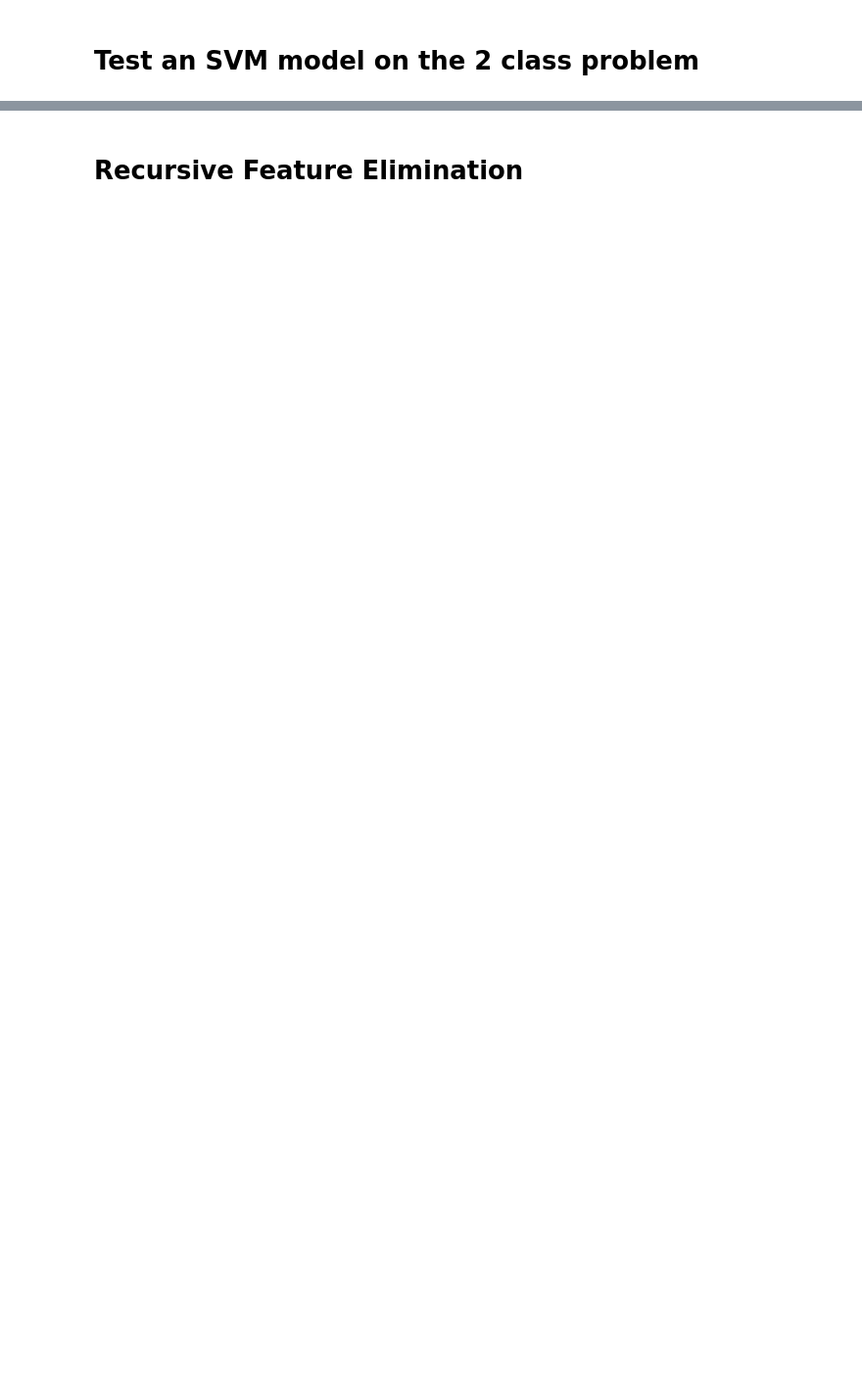
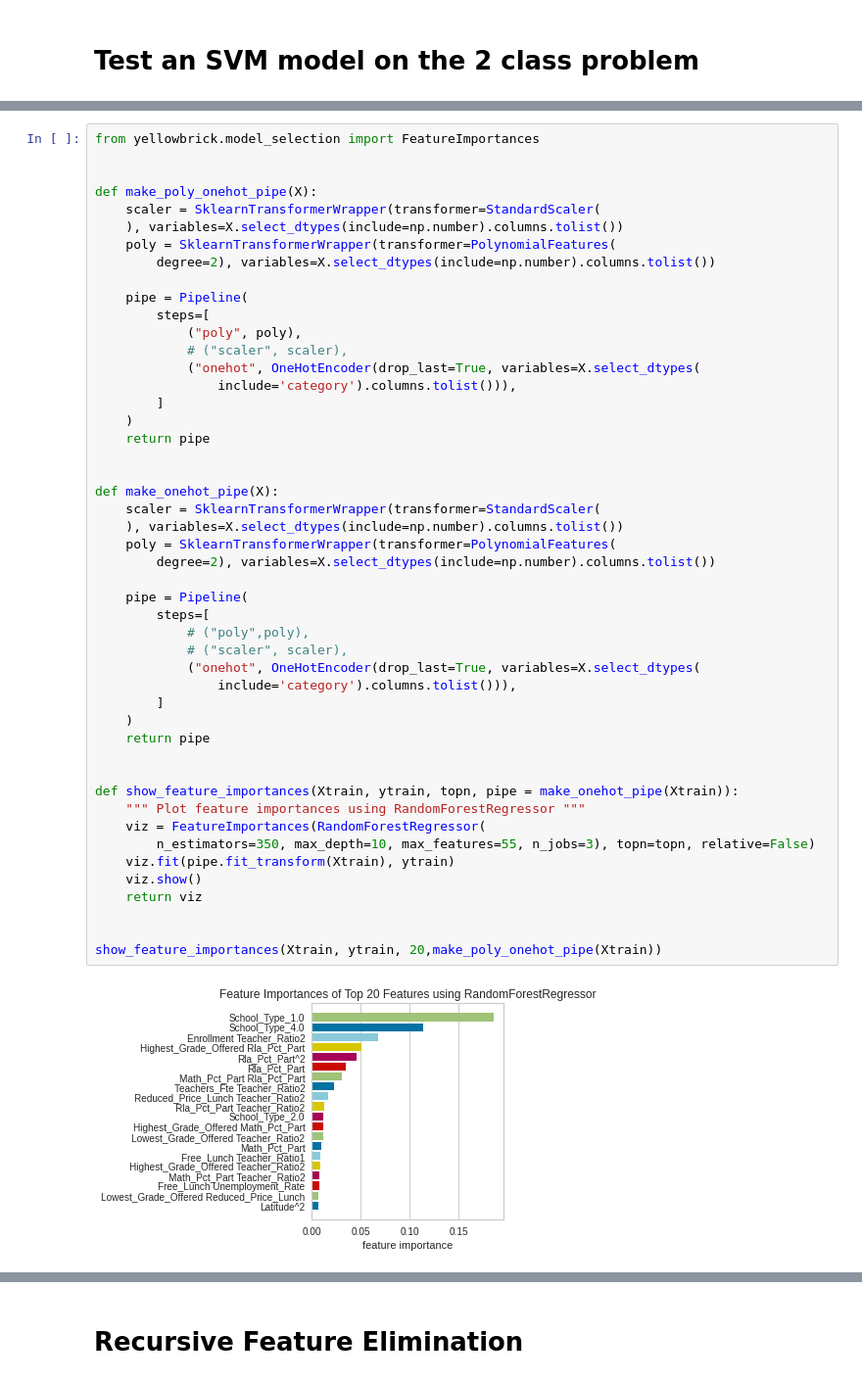
Before and after one commit to georgetown-analytics/student-outcomes, a Jupyter notebook: notebooks/feature_engineering_1.ipynb, the cells around one changed output, grey strips where cells are left out. Shown at 98% size. Cells and saved outputs as stored; diff of their text form; blank space fills up the shorter version.

```diff
--- a/notebooks/feature_engineering_1.ipynb
+++ b/notebooks/feature_engineering_1.ipynb
@@ -292,0 +307,50 @@ KeyboardInterrupt:
+# %%
+from yellowbrick.model_selection import FeatureImportances
+
+
+def make_poly_onehot_pipe(X):
+    scaler = SklearnTransformerWrapper(transformer=StandardScaler(
+    ), variables=X.select_dtypes(include=np.number).columns.tolist())
+    poly = SklearnTransformerWrapper(transformer=PolynomialFeatures(
+        degree=2), variables=X.select_dtypes(include=np.number).columns.tolist())
+
+    pipe = Pipeline(
+        steps=[
+            ("poly", poly),
+            # ("scaler", scaler),
+            ("onehot", OneHotEncoder(drop_last=True, variables=X.select_dtypes(
+                include='category').columns.tolist())),
+        ]
+    )
+    return pipe
+
+
+def make_onehot_pipe(X):
+    scaler = SklearnTransformerWrapper(transformer=StandardScaler(
+    ), variables=X.select_dtypes(include=np.number).columns.tolist())
+    poly = SklearnTransformerWrapper(transformer=PolynomialFeatures(
+        degree=2), variables=X.select_dtypes(include=np.number).columns.tolist())
+
+    pipe = Pipeline(
+        steps=[
+            # ("poly",poly),
+            # ("scaler", scaler),
+            ("onehot", OneHotEncoder(drop_last=True, variables=X.select_dtypes(
+                include='category').columns.tolist())),
+        ]
+    )
+    return pipe
+
+
+def show_feature_importances(Xtrain, ytrain, topn, pipe = make_onehot_pipe(Xtrain)):
+    """ Plot feature importances using RandomForestRegressor """
+    viz = FeatureImportances(RandomForestRegressor(
+        n_estimators=350, max_depth=10, max_features=55, n_jobs=3), topn=topn, relative=False)
+    viz.fit(pipe.fit_transform(Xtrain), ytrain)
+    viz.show()
+    return viz
+
+
+show_feature_importances(Xtrain, ytrain, 20,make_poly_onehot_pipe(Xtrain))
+# %% [output]
+[figure, added]
```
Also changed, not shown: parts of 29 cells of this notebook, 12 other files.
